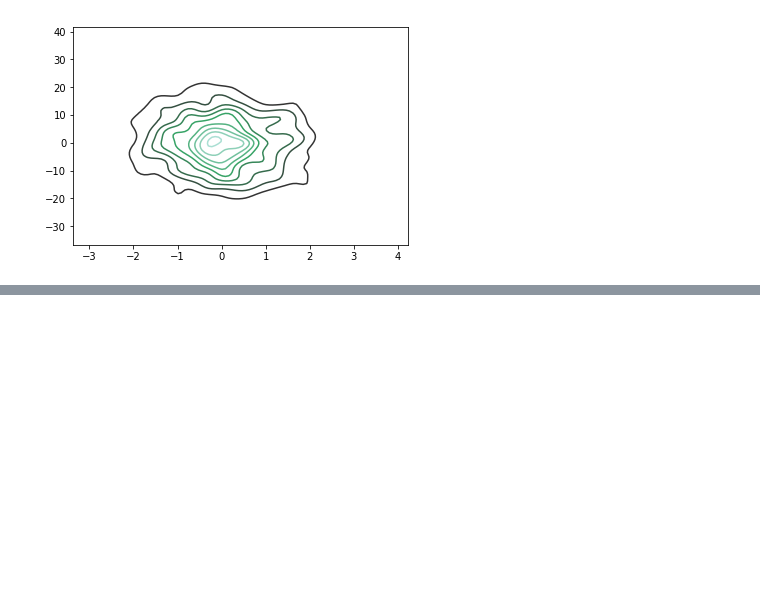
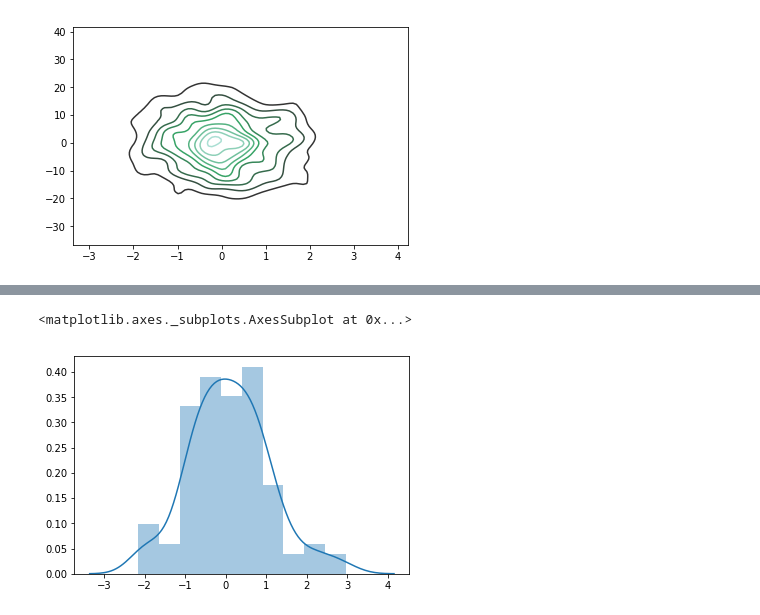
Before and after one commit to aki-06/Data_Science, a Jupyter notebook: 20180506_データの可視化.ipynb, the cells around one changed output, grey strips where cells are left out. Drawn from its saved outputs; the diff is of its cells as text; code cells hidden in the pictures; blank space fills up the shorter version.

```diff
--- a/20180506_データの可視化.ipynb
+++ b/20180506_データの可視化.ipynb
@@ -195,0 +208,7 @@ sns.kdeplot(df, bw='silverman')
+# %%
+dataset = randn(100)
+# %%
+sns.distplot(dataset)
+# %% [output]
+<matplotlib.axes._subplots.AxesSubplot at 0x...>
+[figure, added]
```
Also changed, not shown: parts of 5 cells of this notebook.
